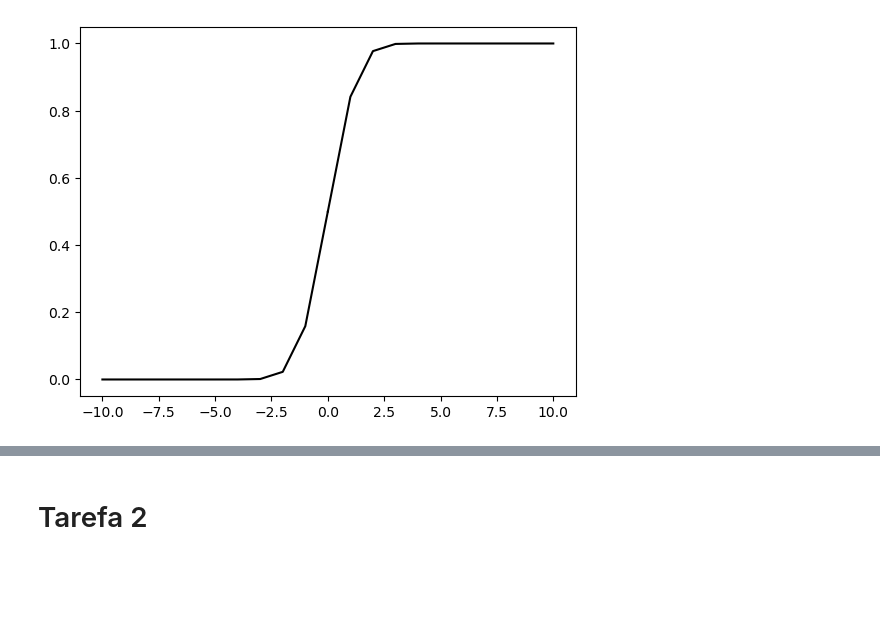
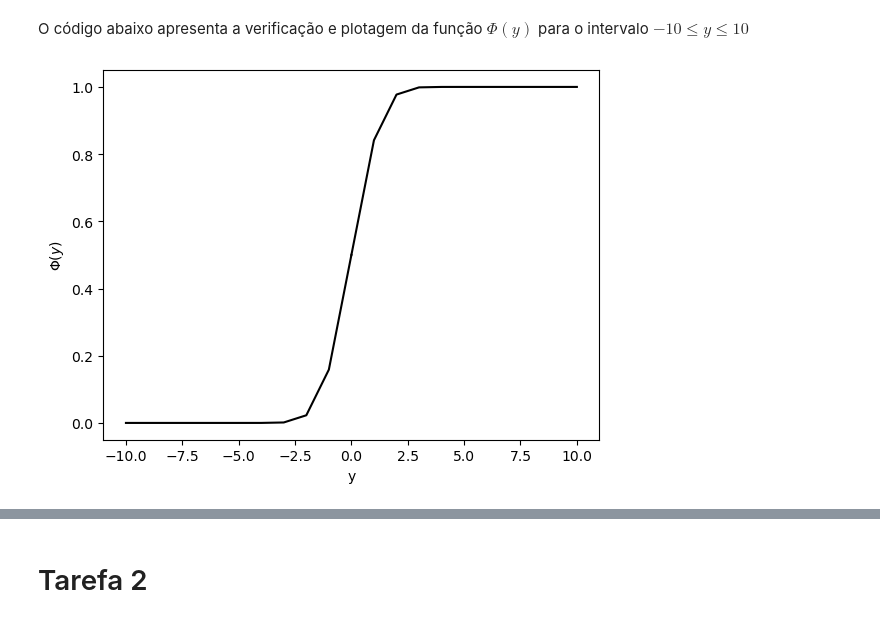
Before and after one commit to Gabrielsssilverio/Confiabilidade, a Jupyter notebook: Lista_tarefas.ipynb, the cells around one changed output, grey strips where cells are left out. Drawn from its saved outputs; the diff is of its cells as text; code cells hidden in the pictures; blank space fills up the shorter version.

```diff
--- a/Lista_tarefas.ipynb
+++ b/Lista_tarefas.ipynb
@@ -23,41 +26,44 @@ def phi_neg (z , y):
 # Para y positivo
 def phi_pos (z , y):
     return 1 - (z / np.sqrt( 2 * np.pi)) * np.exp(- (y**2 / 2))
-
-# Vetores para guardar os resultados
-phi_neg_results = []
-phi_pos_results = []
-y_neg = []
-y_pos = []
-
-# Verificação das funções
-for y in range(-10 , 11, 1):
-    if y < 0:
-        w_calc = w(y)
-        z_calc = z(w_calc)
-        phi_neg_calc = phi_neg(z_calc, y)
-        phi_neg_results.append(phi_neg_calc)
-        y_neg.append(y)
-    elif y == 0:
-        w_calc = w(y)
-        z_calc = z(w_calc)
-        phi_neg_calc = phi_neg(z_calc, y)
-        phi_neg_results.append(phi_neg_calc)
-        y_neg.append(y)
-        phi_pos_calc = phi_pos(z_calc, y)
-        phi_pos_results.append(phi_pos_calc)
-        y_pos.append(y)
-    else:
-        w_calc = w(y)
-        z_calc = z(w_calc)
-        phi_pos_calc = phi_pos(z_calc, y)
-        phi_pos_results.append(phi_pos_calc)
-        y_pos.append(y)
-
-# Plotagem dos resultados
-fig, ax = plt.subplots()
-ax.plot(y_neg, phi_neg_results, color='black')
-ax.plot(y_pos, phi_pos_results, color='black')
-plt.show()
-# %% [output]
-[figure, removed]
+# %% [markdown]
+O código abaixo apresenta a verificação e plotagem da função $\Phi(y)$ para o intervalo $-10 \leq y \leq 10$
+# %%
+# Verificação das funções
+# Vetores para guardar os resultados
+phi_neg_results = []
+phi_pos_results = []
+y_neg = []
+y_pos = []
+for y in range(-10 , 11, 1):
+    if y < 0:
+        w_calc = w(y)
+        z_calc = z(w_calc)
+        phi_neg_calc = phi_neg(z_calc, y)
+        phi_neg_results.append(phi_neg_calc)
+        y_neg.append(y)
+    elif y == 0:
+        w_calc = w(y)
+        z_calc = z(w_calc)
+        phi_neg_calc = phi_neg(z_calc, y)
+        phi_neg_results.append(phi_neg_calc)
+        y_neg.append(y)
+        phi_pos_calc = phi_pos(z_calc, y)
+        phi_pos_results.append(phi_pos_calc)
+        y_pos.append(y)
+    else:
+        w_calc = w(y)
+        z_calc = z(w_calc)
+        phi_pos_calc = phi_pos(z_calc, y)
+        phi_pos_results.append(phi_pos_calc)
+        y_pos.append(y)
+
+# Plotagem dos resultados
+fig, ax = plt.subplots()
+ax.plot(y_neg, phi_neg_results, color='black')
+ax.plot(y_pos, phi_pos_results, color='black')
+plt.xlabel('y')
+plt.ylabel('$\\Phi(y)$')
+plt.show()
+# %% [output]
+[figure, added]
```
Also changed, not shown: parts of 5 cells of this notebook, 1 other file.
